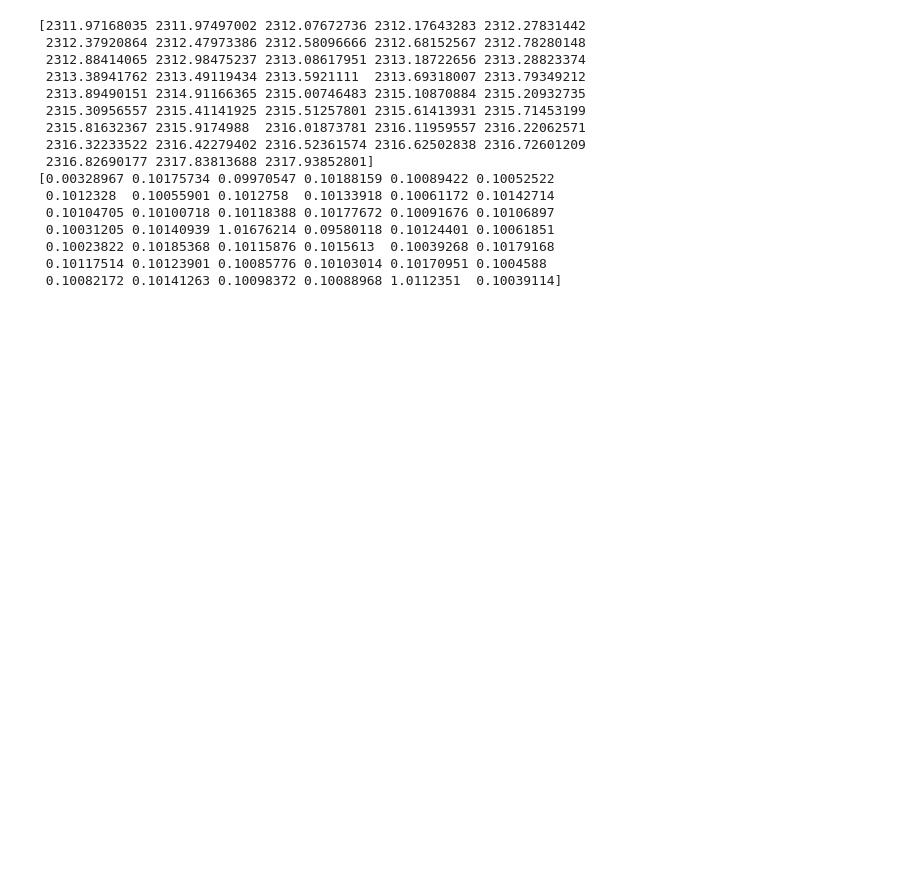
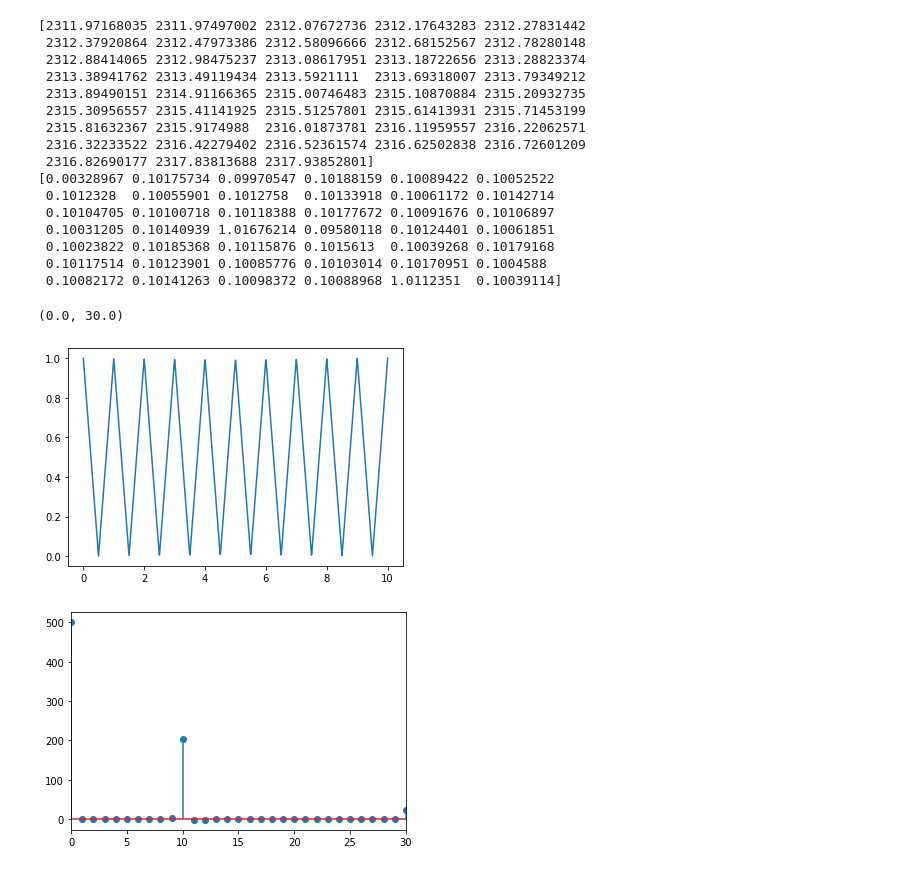
Before and after one commit to Vincentvjj/opm_tacs_flicker, a Jupyter notebook: marker_reader.ipynb, the cells around one changed output. Drawn from its saved outputs; the diff is of its cells as text; code cells hidden in the pictures; blank space fills up the shorter version.

```diff
--- a/marker_reader.ipynb
+++ b/marker_reader.ipynb
@@ -50,3 +50,22 @@ print(diff_ts)
  0.10023822 0.10185368 0.10115876 0.1015613  0.10039268 0.10179168
  0.10117514 0.10123901 0.10085776 0.10103014 0.10170951 0.1004588
  0.10082172 0.10141263 0.10098372 0.10088968 1.0112351  0.10039114]
+# %%
+
+time=np.linspace(0, 10, 1000)
+# print(time)
+freq=1
+tri=np.abs(signal.sawtooth(2 * np.pi * freq * time))
+plt.plot(time,tri)
+
+
+fou = fftpack.fft(tri)
+freqs = fftpack.fftfreq(tri.shape[0]) * 1000
+
+plt.figure()
+plt.stem(freqs, fou.real)
+plt.xlim(0,30)
+# %% [output]
+(0.0, 30.0)
+[figure, added]
+[figure, added]
```
Also changed, not shown: parts of 1 cell of this notebook, 2 other files.
